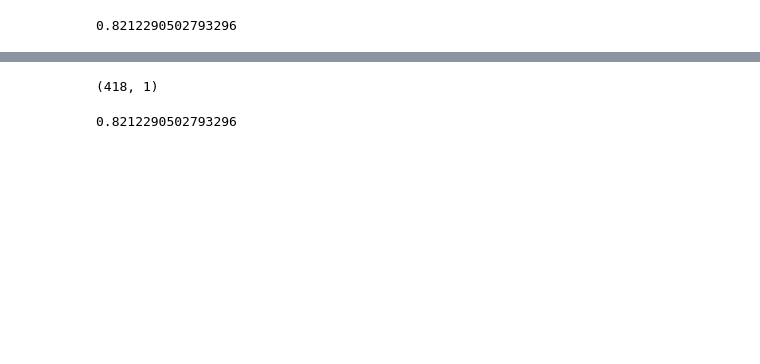
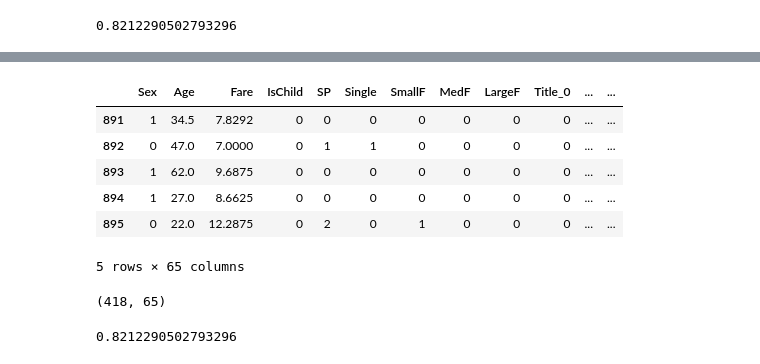
Before and after one commit to krigaree/KaggleCompetitions, a Jupyter notebook: titanic/titanic.ipynb, the cells around one changed output, grey strips where cells are left out. Drawn from its saved outputs; the diff is of its cells as text; code cells hidden in the pictures; blank space fills up the shorter version.

```diff
--- a/titanic/titanic.ipynb
+++ b/titanic/titanic.ipynb
@@ -562,11 +570,21 @@ print(prec_train)
+# %%
+test.head()
+# %% [output]
+|  | Sex | Age | Fare | IsChild | SP | Single | SmallF | MedF | LargeF | Title_0 | ... | ... |
+| 891 | 1 | 34.5 | 7.8292 | 0 | 0 | 0 | 0 | 0 | 0 | 0 | ... | ... |
+| 892 | 0 | 47.0 | 7.0000 | 0 | 1 | 1 | 0 | 0 | 0 | 0 | ... | ... |
+| 893 | 1 | 62.0 | 9.6875 | 0 | 0 | 0 | 0 | 0 | 0 | 0 | ... | ... |
+| 894 | 1 | 27.0 | 8.6625 | 0 | 0 | 0 | 0 | 0 | 0 | 0 | ... | ... |
+| 895 | 0 | 22.0 | 12.2875 | 0 | 2 | 0 | 1 | 0 | 0 | 0 | ... | ... |
+5 rows × 65 columns
 # %%
 # NN
 X = test.values
 # X.shape
 y = model.predict(X)
-print(y.shape)
+print(X.shape)
 # %% [output]
-(418, 1)
+(418, 65)
 # %%
 y[y>0.5] = 1
 y[y<0.5] = 0
```
Also changed, not shown: parts of 25 cells of this notebook, 4 other files.
